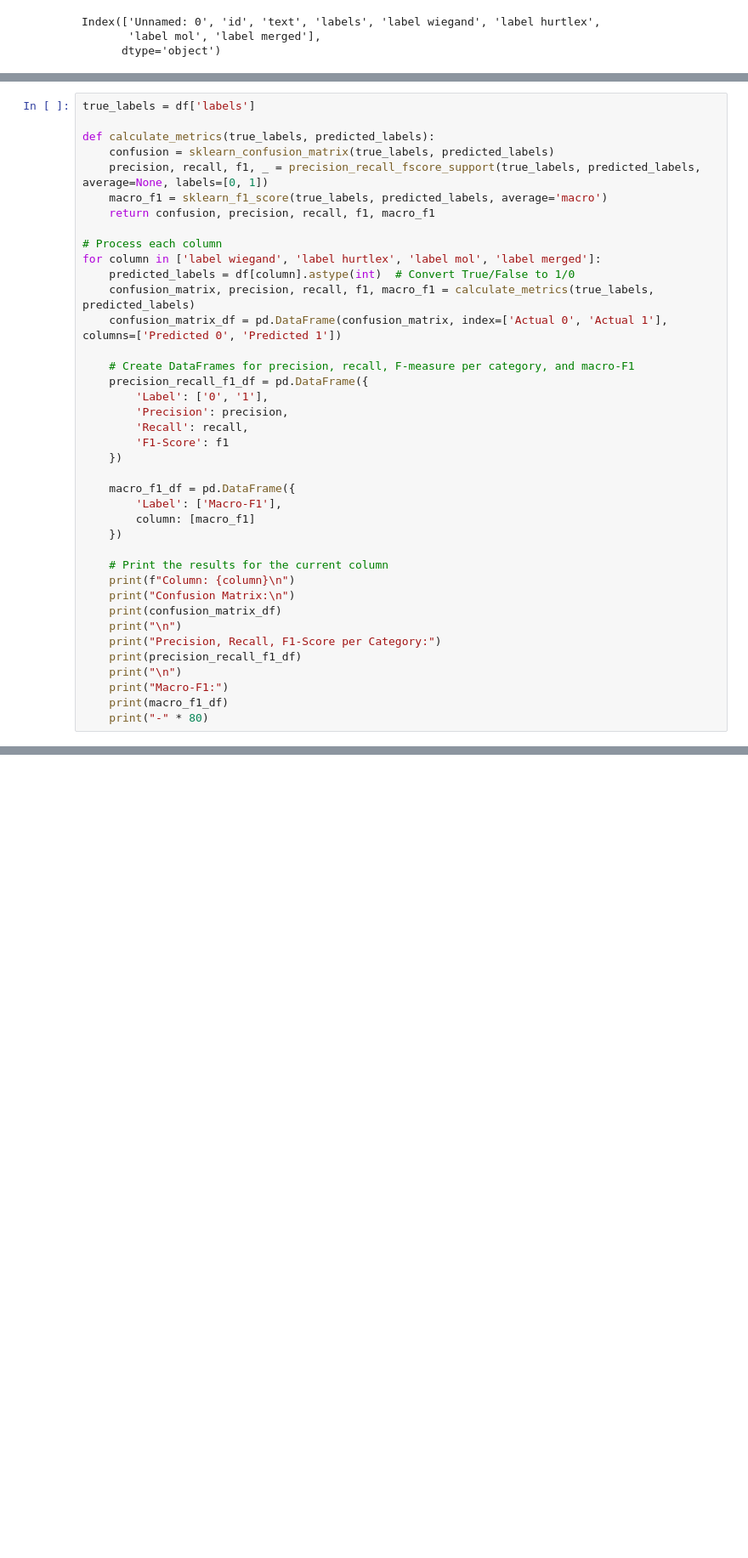
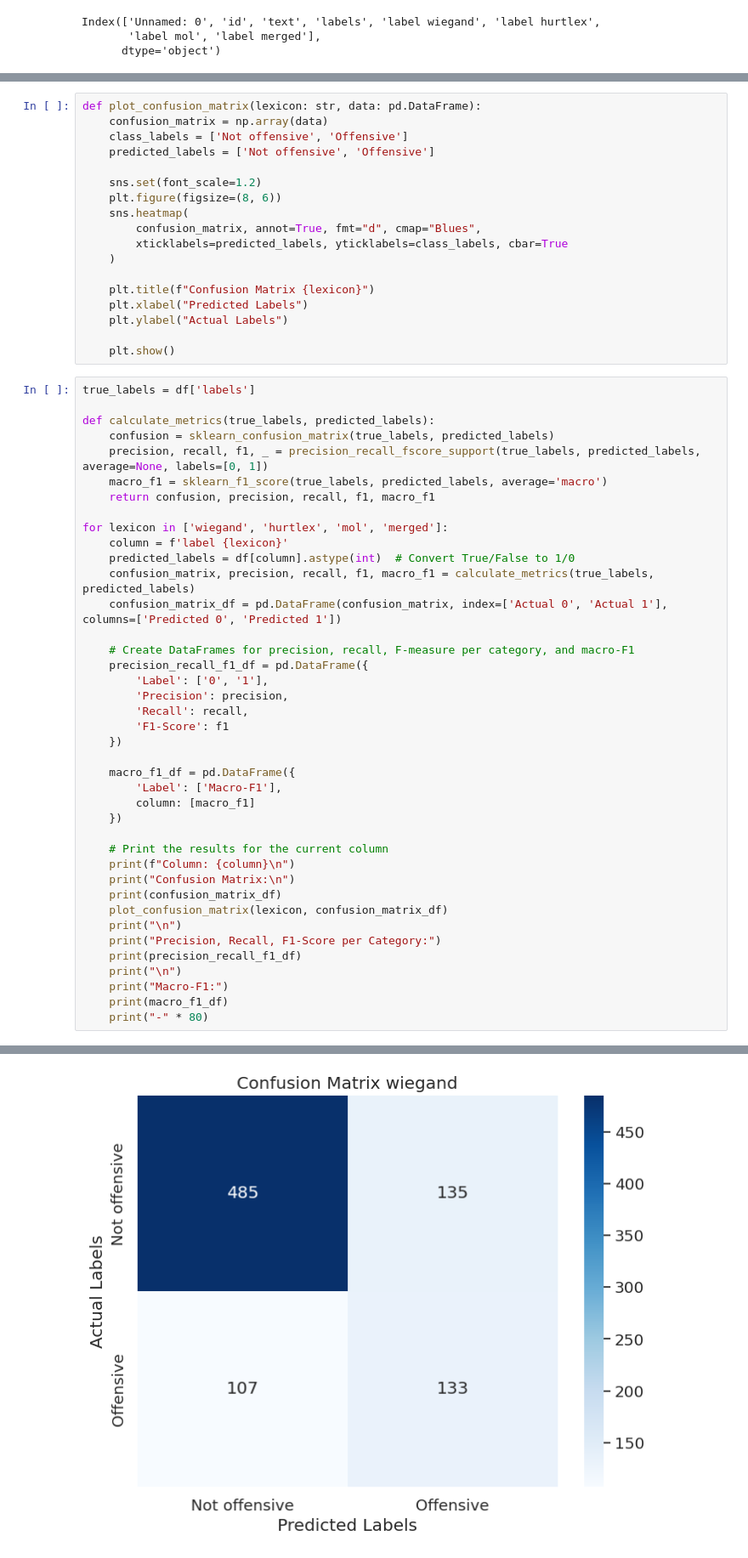
Before and after one commit to alexandru-dochian/subjectivity_mining, a Jupyter notebook: Metrics.ipynb, the cells around one changed output, grey strips where cells are left out. Shown: that part at 85% size. Drawn from its saved outputs; the diff is of its cells as text; blank space fills up the shorter version.

```diff
--- a/Metrics.ipynb
+++ b/Metrics.ipynb
@@ -17,6 +20,24 @@ df.head(5)
 | 2 | 2 | 30530 | #FOXNews #NRA #MAGA #POTUS #TRUMP... | 0 | False | True | True | True |
 | 3 | 3 | 13876 | #Watching #Boomer getting the new... | 0 | False | False | False | False |
 | 4 | 4 | 60133 | #NoPasaran: Unity demo to oppose ... | 1 | False | True | True | True |
+# %%
+def plot_confusion_matrix(lexicon: str, data: pd.DataFrame):
+    confusion_matrix = np.array(data)
+    class_labels = ['Not offensive', 'Offensive']
+    predicted_labels = ['Not offensive', 'Offensive']
+
+    sns.set(font_scale=1.2)
+    plt.figure(figsize=(8, 6))
+    sns.heatmap(
+        confusion_matrix, annot=True, fmt="d", cmap="Blues",
+        xticklabels=predicted_labels, yticklabels=class_labels, cbar=True
+    )
+
+    plt.title(f"Confusion Matrix {lexicon}")
+    plt.xlabel("Predicted Labels")
+    plt.ylabel("Actual Labels")
+
+    plt.show()
 # %%
 true_labels = df['labels']
 
@@ -26,8 +47,8 @@ def calculate_metrics(true_labels, predicted_labels):
     macro_f1 = sklearn_f1_score(true_labels, predicted_labels, average='macro')
     return confusion, precision, recall, f1, macro_f1
 
-# Process each column
-for column in ['label wiegand', 'label hurtlex', 'label mol', 'label merged']:
+for lexicon in ['wiegand', 'hurtlex', 'mol', 'merged']:
+    column = f'label {lexicon}'
     predicted_labels = df[column].astype(int)  # Convert True/False to 1/0
     confusion_matrix, precision, recall, f1, macro_f1 = calculate_metrics(true_labels, predicted_labels)
     confusion_matrix_df = pd.DataFrame(confusion_matrix, index=['Actual 0', 'Actual 1'], columns=['Predicted 0', 'Predicted 1'])
@@ -49,6 +70,7 @@ for column in ['label wiegand', 'label hurtlex', 'label mol', 'label merged']:
     print(f"Column: {column}\n")
     print("Confusion Matrix:\n")
     print(confusion_matrix_df)
+    plot_confusion_matrix(lexicon, confusion_matrix_df)
     print("\n")
     print("Precision, Recall, F1-Score per Category:")
     print(precision_recall_f1_df)
@@ -76,0 +89 @@ Macro-F1:
+[figure, added]
```
Also changed, not shown: parts of 2 cells of this notebook, 3 other files.
